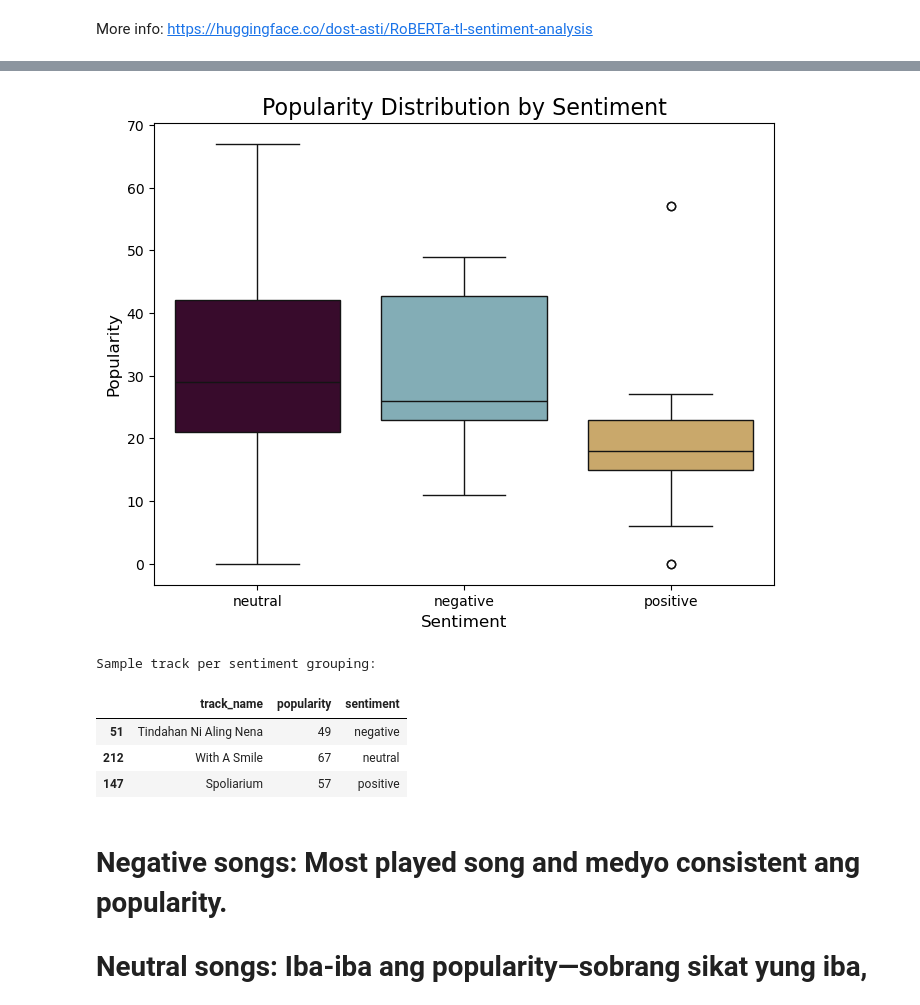
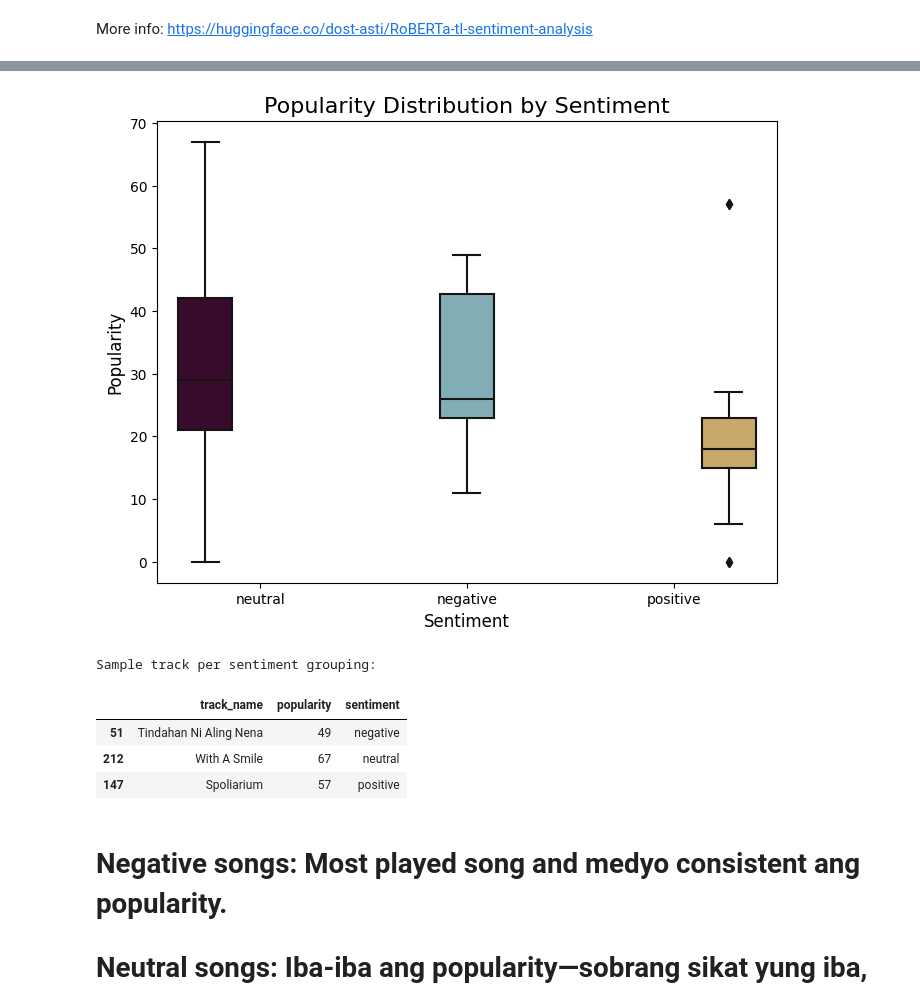
Before and after one commit to ifiecas/eraserheads, a Jupyter notebook: Eraserheads.ipynb, the cells around one changed output, grey strips where cells are left out. Drawn from its saved outputs; the diff is of its cells as text; code cells hidden in the pictures.

Commit message:
Kaggle Notebook | Eraserheads: The Audio and Lyrical Formula Behind  | Version 1

```diff
--- a/Eraserheads.ipynb
+++ b/Eraserheads.ipynb
@@ -8,10 +20,10 @@
 # %%
 import pandas as pd
 
-# Load the CSV file
-df = pd.read_csv('/Users/raphivy/Desktop/DATASET_EHEADS/eraserheads_df.csv')
+# Load the CSV file into a Pandas DataFrame
+df = pd.read_csv('/kaggle/input/eraserheads-discography-from-spotify/eraserheads_df.csv')
 
-# View the first few rows of the DataFrame
+# Display the first few rows of the dataset
 df.head()
 # %% [output]
 |  | artist_name | album_name | album_release_date | track_name | track_release_date | duration_ms | popularity | ... |
@@ -425,29 +431,32 @@ plt.show()
 # %%
 import seaborn as sns
 import matplotlib.pyplot as plt
 
 # Plotting the box plot to show the distribution of popularity per sentiment
 plt.figure(figsize=(8, 6))
-sns.boxplot(x='sentiment', y='popularity', data=df_cleaned, hue='sentiment', palette=custom_colors[:3], legend=False)
+sns.boxplot(x='sentiment', y='popularity', data=df_cleaned, hue='sentiment', palette=custom_colors[:3])
 
 # Adding titles and labels
 plt.title('Popularity Distribution by Sentiment', fontsize=16)
 plt.xlabel('Sentiment', fontsize=12)
 plt.ylabel('Popularity', fontsize=12)
+
+# Optionally, if you want to remove the legend, do this:
+plt.legend([],[], frameon=False)
 
 # Show the plot
 plt.show()
 
 print()
 
 print('Sample track per sentiment grouping:')
 # Get the track with the highest popularity for each sentiment
 examples = df_cleaned.loc[df_cleaned.groupby('sentiment')['popularity'].idxmax()][['track_name', 'popularity', 'sentiment']]
 
 # Display the examples
 examples.head()
 # %% [output]
-[figure, old version]
+[figure, new version]
 Sample track per sentiment grouping:
 |  | track_name | popularity | sentiment |
 | 51 | Tindahan Ni Aling Nena | 49 | negative |
```
Also changed, not shown: parts of 12 cells of this notebook.
